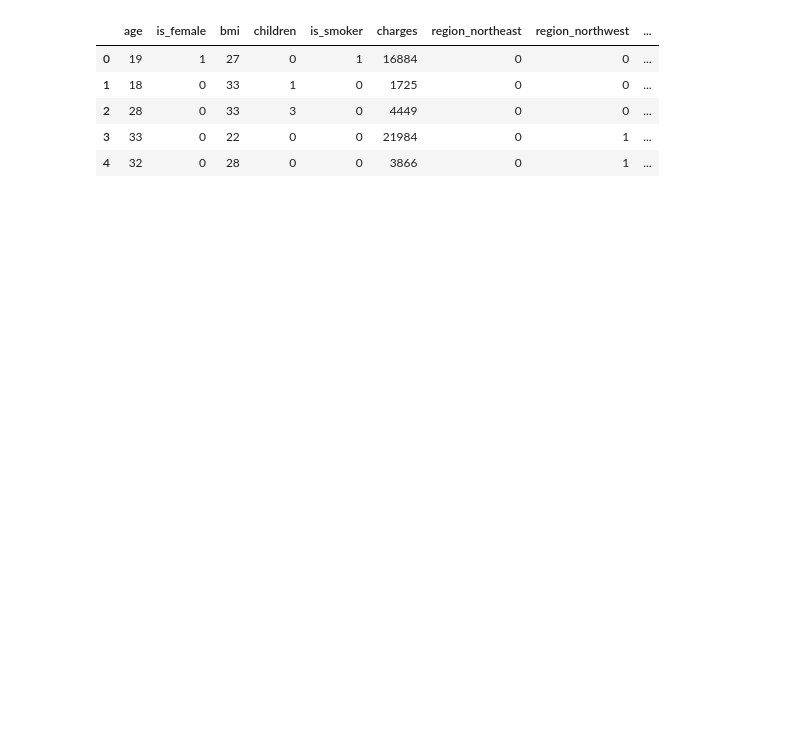
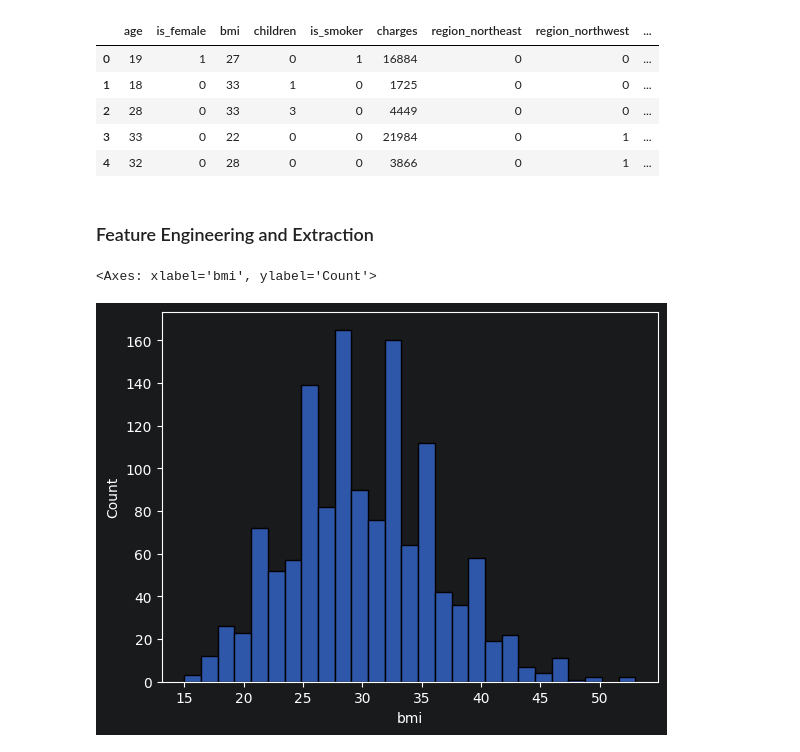
Before and after one commit to Zafar-Ashfak/Machine-Learning, a Jupyter notebook: eda.ipynb, the cells around one changed output. Drawn from its saved outputs; the diff is of its cells as text; code cells hidden in the pictures; blank space fills up the shorter version.

Commit message:
Practice data visualization

```diff
--- a/eda.ipynb
+++ b/eda.ipynb
@@ -258,3 +260,10 @@ df_cleaned.head()
 | 2 | 28 | 0 | 33 | 3 | 0 | 4449 | 0 | 0 | ... |
 | 3 | 33 | 0 | 22 | 0 | 0 | 21984 | 0 | 1 | ... |
 | 4 | 32 | 0 | 28 | 0 | 0 | 3866 | 0 | 1 | ... |
+# %% [markdown]
+### Feature Engineering and Extraction
+# %%
+sb.histplot(df_cleaned['bmi'])
+# %% [output]
+<Axes: xlabel='bmi', ylabel='Count'>
+[figure, added]
```
Also changed, not shown: parts of 7 cells of this notebook.
